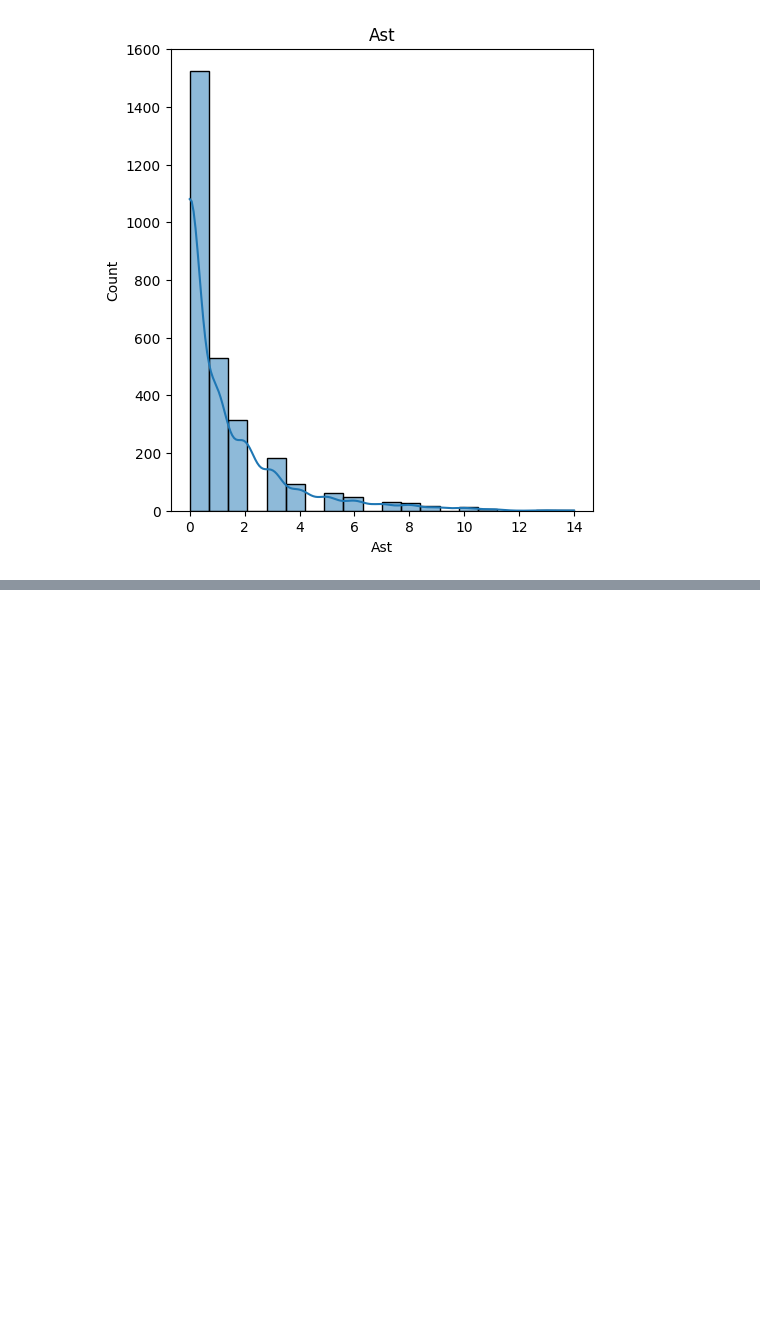
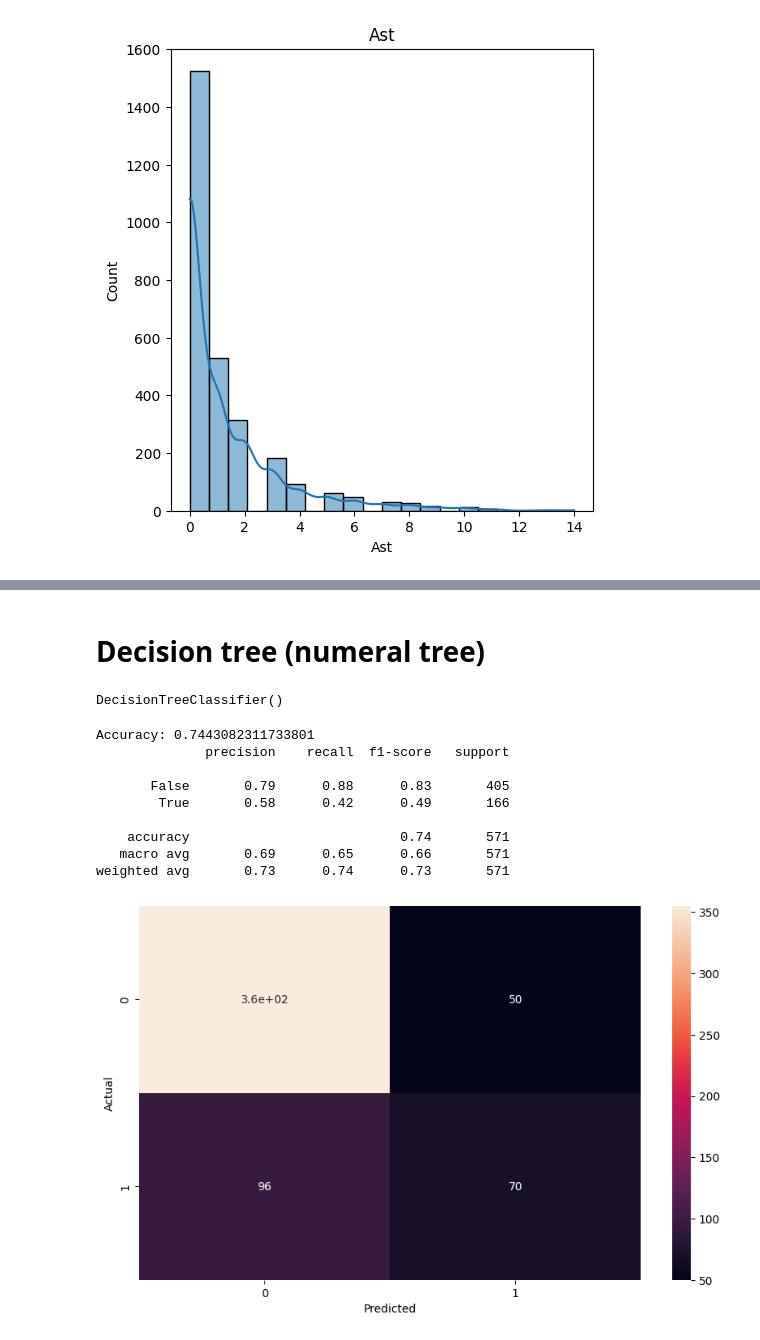
Before and after one commit to benjokapu/tpAvanzadoIA, a Jupyter notebook: analisis.ipynb, the cells around one changed output, grey strips where cells are left out. Saved outputs shown, nothing was run; the diff lists cells and outputs as text; code cells hidden in the pictures; blank space fills up the shorter version.

```diff
--- a/analisis.ipynb
+++ b/analisis.ipynb
@@ -172,0 +236,32 @@ Text(0.5, 1.0, 'Ast')
+# %% [markdown]
+# Decision tree (numeral tree)
+# %%
+dt_model = DecisionTreeClassifier()
+dt_model.fit(X_train, y_train)
+# %% [output]
+DecisionTreeClassifier()
+# %%
+y_pred = dt_model.predict(X_test)
+# %%
+accuracy = accuracy_score(y_test, y_pred)
+cm = confusion_matrix(y_test, y_pred)
+
+print("Accuracy:", accuracy)
+
+fig, ax = plt.subplots(figsize=(10, 6))
+sns.heatmap(cm, annot=True, ax=ax)
+_ = plt.xlabel("Predicted")
+_ = plt.ylabel("Actual")
+
+print(classification_report(y_test, y_pred))
+# %% [output]
+Accuracy: 0.7443082311733801
+              precision    recall  f1-score   support
+
+       False       0.79      0.88      0.83       405
+        True       0.58      0.42      0.49       166
+
+    accuracy                           0.74       571
+   macro avg       0.69      0.65      0.66       571
+weighted avg       0.73      0.74      0.73       571
+[figure, added]
```
Also changed, not shown: parts of 13 cells of this notebook.
